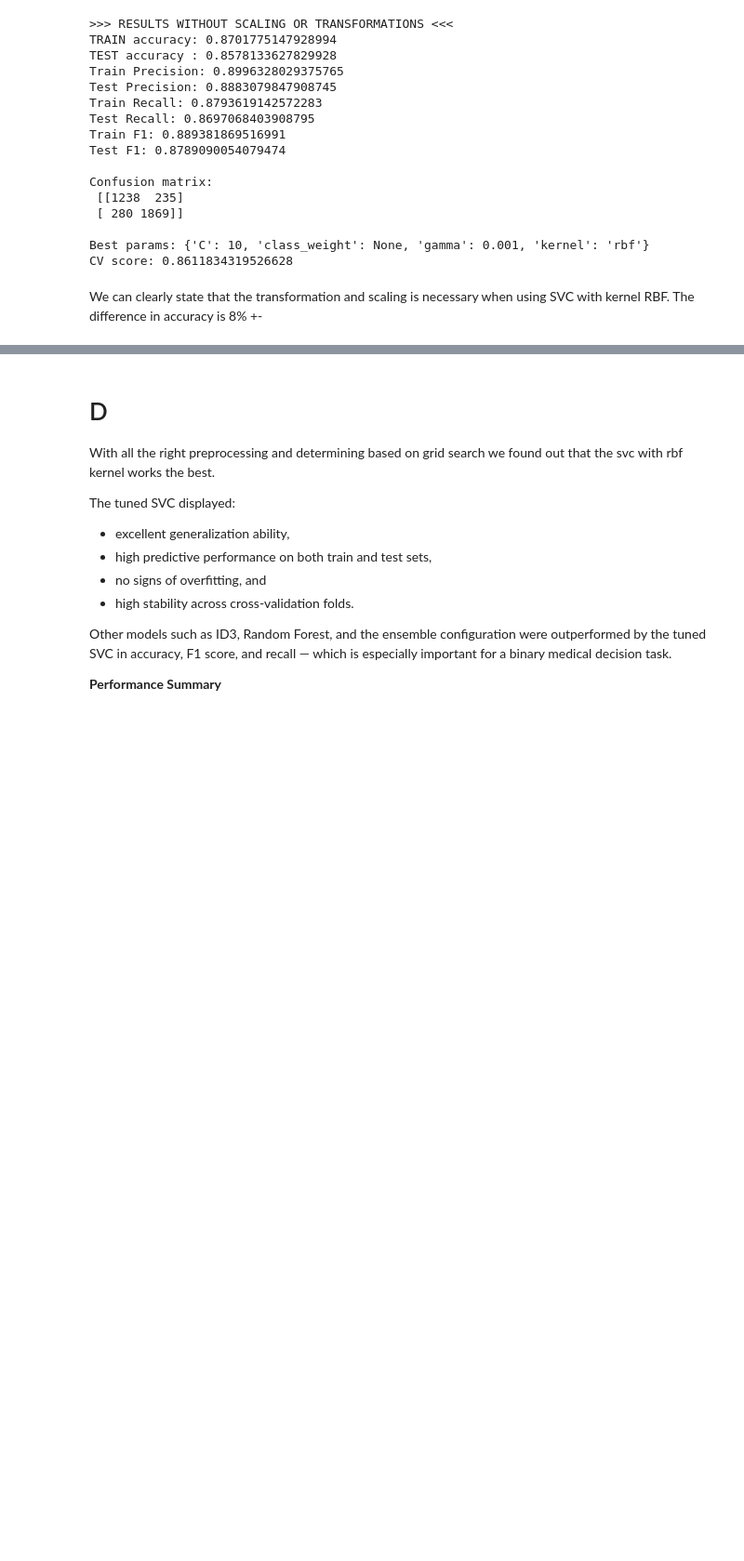
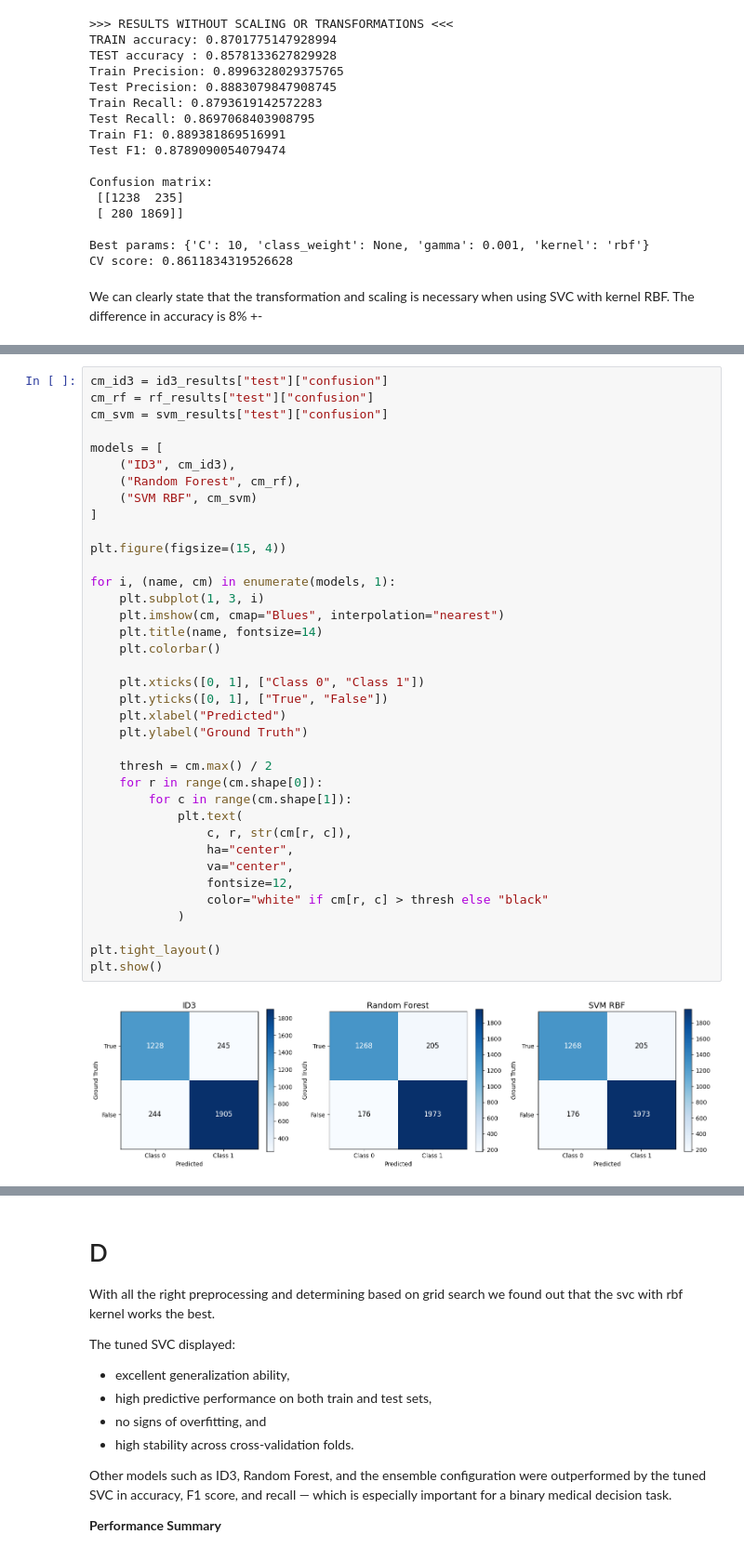
Before and after one commit to Michzru/Critical-oxygen-saturation-estimation, a Jupyter notebook: phase_3.ipynb, the cells around one changed output, grey strips where cells are left out. Shown at 93% size. Cells and saved outputs as stored; diff of their text form; blank space fills up the shorter version.

```diff
--- a/phase_3.ipynb
+++ b/phase_3.ipynb
@@ -1119,0 +1265,39 @@ train/test difference (SVC sa nepreučil)
+# %%
+cm_id3 = id3_results["test"]["confusion"]
+cm_rf = rf_results["test"]["confusion"]
+cm_svm = svm_results["test"]["confusion"]
+
+models = [
+    ("ID3", cm_id3),
+    ("Random Forest", cm_rf),
+    ("SVM RBF", cm_svm)
+]
+
+plt.figure(figsize=(15, 4))
+
+for i, (name, cm) in enumerate(models, 1):
+    plt.subplot(1, 3, i)
+    plt.imshow(cm, cmap="Blues", interpolation="nearest")
+    plt.title(name, fontsize=14)
+    plt.colorbar()
+
+    plt.xticks([0, 1], ["Class 0", "Class 1"])
+    plt.yticks([0, 1], ["True", "False"])
+    plt.xlabel("Predicted")
+    plt.ylabel("Ground Truth")
+
+    thresh = cm.max() / 2
+    for r in range(cm.shape[0]):
+        for c in range(cm.shape[1]):
+            plt.text(
+                c, r, str(cm[r, c]),
+                ha="center",
+                va="center",
+                fontsize=12,
+                color="white" if cm[r, c] > thresh else "black"
+            )
+
+plt.tight_layout()
+plt.show()
+# %% [output]
+[figure, added]
```
Also changed, not shown: parts of 31 cells of this notebook, 1 other file.
